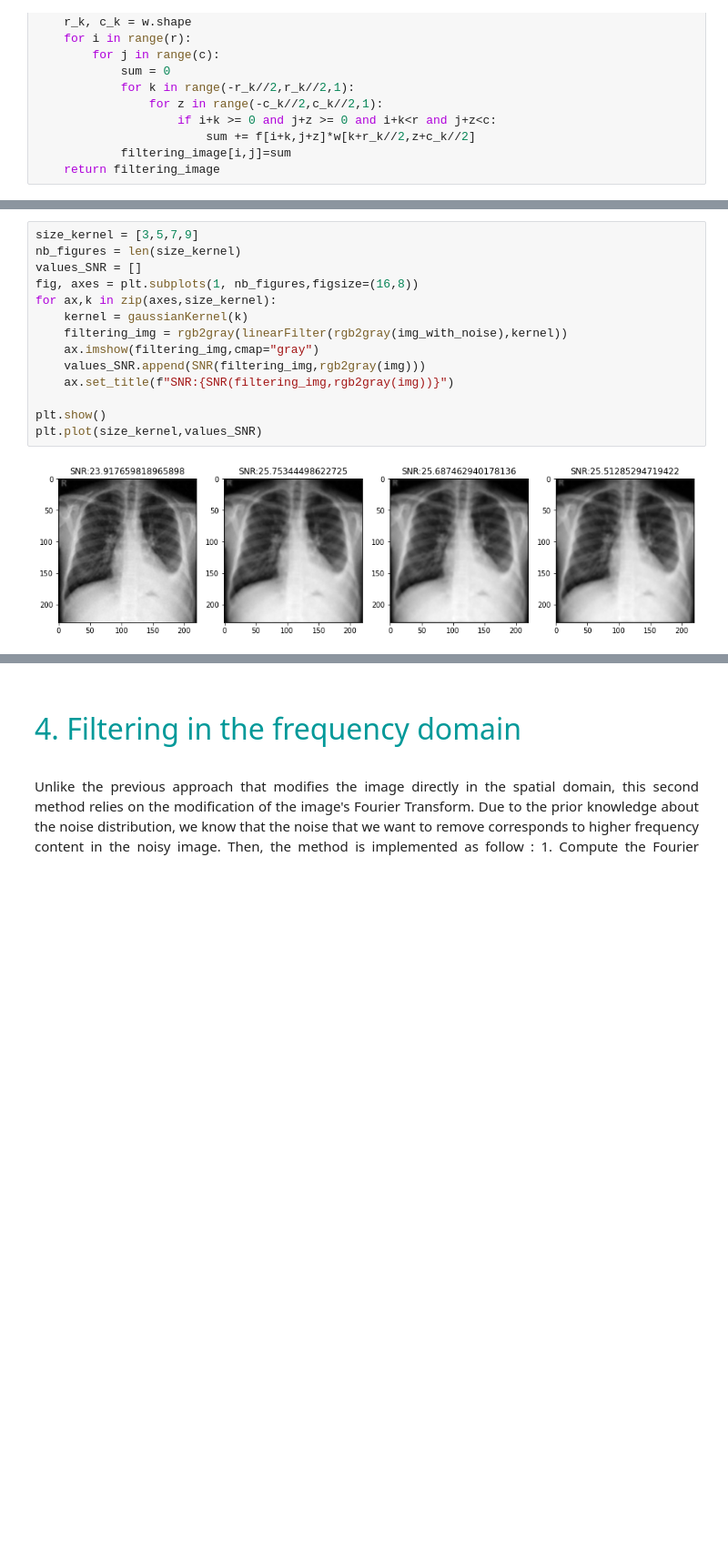
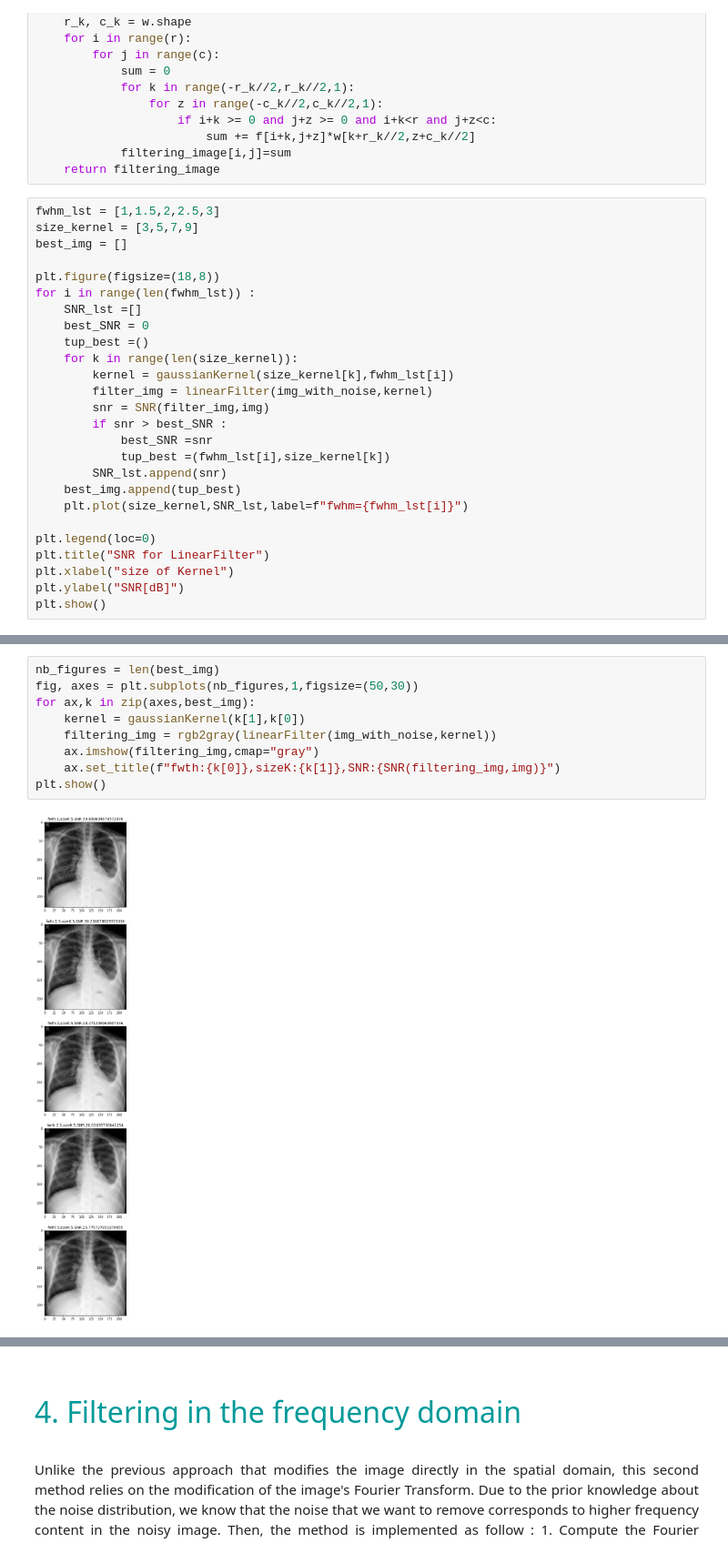
Before and after one commit to gdeside/LGBIO2050_medical_imaging, a Jupyter notebook: Challenge2/Denoising.ipynb, the cells around one changed output, grey strips where cells are left out. Shown at 91% size. Drawn from its saved outputs; the diff is of its cells as text; blank space fills up the shorter version.

```diff
--- a/Challenge2/Denoising.ipynb
+++ b/Challenge2/Denoising.ipynb
@@ -159,3 +173,29 @@ def linearFilter(f, w):
                         sum += f[i+k,j+z]*w[k+r_k//2,z+c_k//2]
             filtering_image[i,j]=sum
     return filtering_image
+# %%
+fwhm_lst = [1,1.5,2,2.5,3]
+size_kernel = [3,5,7,9]
+best_img = []
+
+plt.figure(figsize=(18,8))
+for i in range(len(fwhm_lst)) :
+    SNR_lst =[]
+    best_SNR = 0
+    tup_best =()
+    for k in range(len(size_kernel)):
+        kernel = gaussianKernel(size_kernel[k],fwhm_lst[i])
+        filter_img = linearFilter(img_with_noise,kernel)
+        snr = SNR(filter_img,img)
+        if snr > best_SNR :
+            best_SNR =snr
+            tup_best =(fwhm_lst[i],size_kernel[k])
+        SNR_lst.append(snr)
+    best_img.append(tup_best)
+    plt.plot(size_kernel,SNR_lst,label=f"fwhm={fwhm_lst[i]}")
+
+plt.legend(loc=0)
+plt.title("SNR for LinearFilter")
+plt.xlabel("size of Kernel")
+plt.ylabel("SNR[dB]")
+plt.show()
@@ -162,16 +204,11 @@ def linearFilter(f, w):
 # %%
-size_kernel = [3,5,7,9]
-nb_figures = len(size_kernel)
-values_SNR = []
-fig, axes = plt.subplots(1, nb_figures,figsize=(16,8))
-for ax,k in zip(axes,size_kernel):
-    kernel = gaussianKernel(k)
-    filtering_img = rgb2gray(linearFilter(rgb2gray(img_with_noise),kernel))
+nb_figures = len(best_img)
+fig, axes = plt.subplots(nb_figures,1,figsize=(50,30))
+for ax,k in zip(axes,best_img):
+    kernel = gaussianKernel(k[1],k[0])
+    filtering_img = rgb2gray(linearFilter(img_with_noise,kernel))
     ax.imshow(filtering_img,cmap="gray")
-    values_SNR.append(SNR(filtering_img,rgb2gray(img)))
-    ax.set_title(f"SNR:{SNR(filtering_img,rgb2gray(img))}")
-
+    ax.set_title(f"fwth:{k[0]},sizeK:{k[1]},SNR:{SNR(filtering_img,img)}")
 plt.show()
-plt.plot(size_kernel,values_SNR)
 # %% [output]
-[figure, old version]
+[figure, new version]
```
Also changed, not shown: parts of 15 cells of this notebook, 1 other file.
